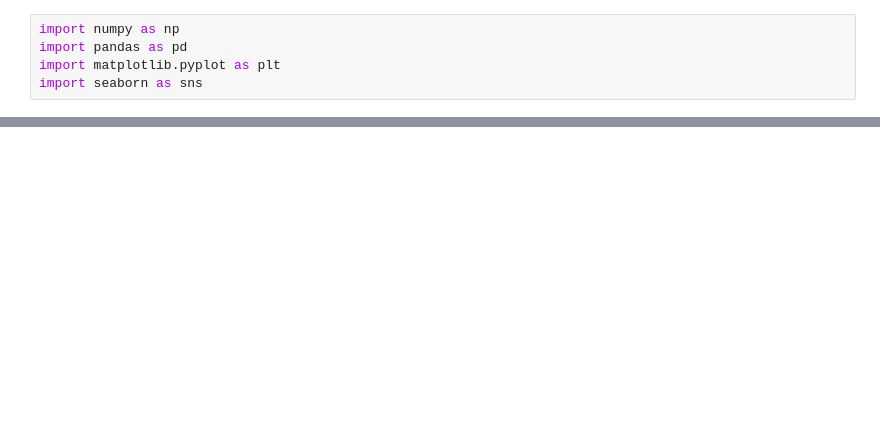
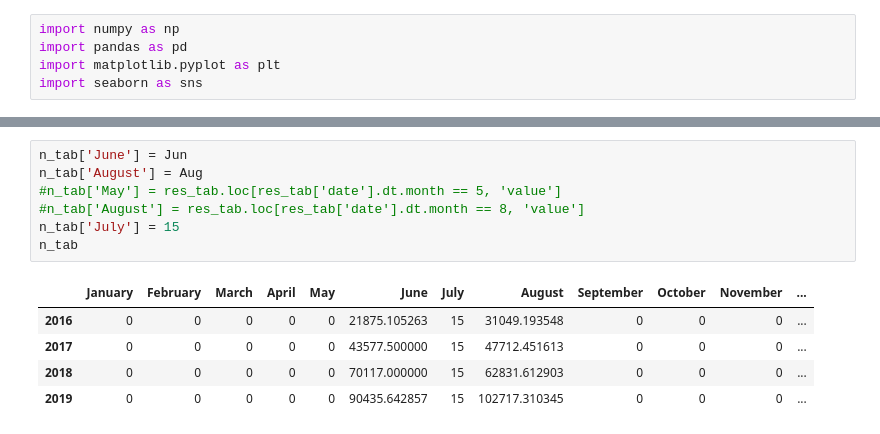
Before and after one commit to Gedis-Nov/dapy_assignments, a Jupyter notebook: time_series_visualizer/time_series_visualizer.ipynb, the cells around one changed output, grey strips where cells are left out. Drawn from its saved outputs; the diff is of its cells as text; blank space fills up the shorter version.

```diff
--- a/time_series_visualizer/time_series_visualizer.ipynb
+++ b/time_series_visualizer/time_series_visualizer.ipynb
@@ -34,0 +73,13 @@ memory usage: 20.5+ KB
+# %%
+n_tab['June'] = Jun
+n_tab['August'] = Aug
+#n_tab['May'] = res_tab.loc[res_tab['date'].dt.month == 5, 'value']
+#n_tab['August'] = res_tab.loc[res_tab['date'].dt.month == 8, 'value']
+n_tab['July'] = 15
+n_tab
+# %% [output]
+|  | January | February | March | April | May | June | July | August | September | October | November | ... |
+| 2016 | 0 | 0 | 0 | 0 | 0 | 21875.105263 | 15 | 31049.193548 | 0 | 0 | 0 | ... |
+| 2017 | 0 | 0 | 0 | 0 | 0 | 43577.500000 | 15 | 47712.451613 | 0 | 0 | 0 | ... |
+| 2018 | 0 | 0 | 0 | 0 | 0 | 70117.000000 | 15 | 62831.612903 | 0 | 0 | 0 | ... |
+| 2019 | 0 | 0 | 0 | 0 | 0 | 90435.642857 | 15 | 102717.310345 | 0 | 0 | 0 | ... |
```
Also changed, not shown: parts of 13 cells of this notebook, 4 other files.
